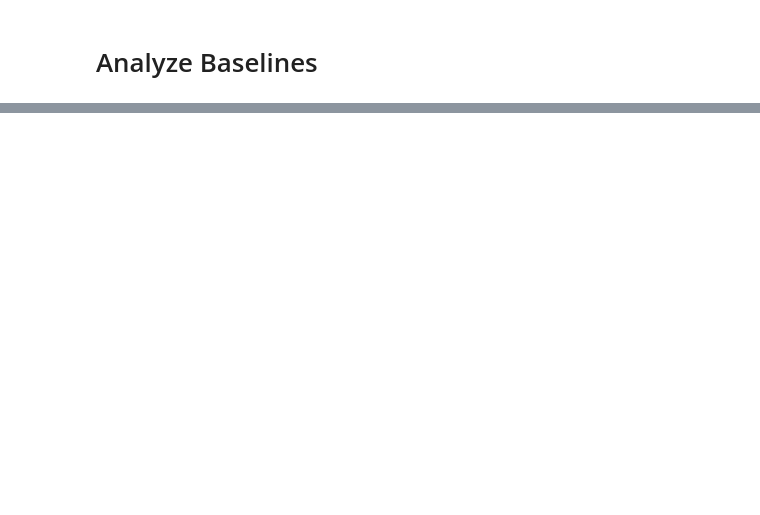
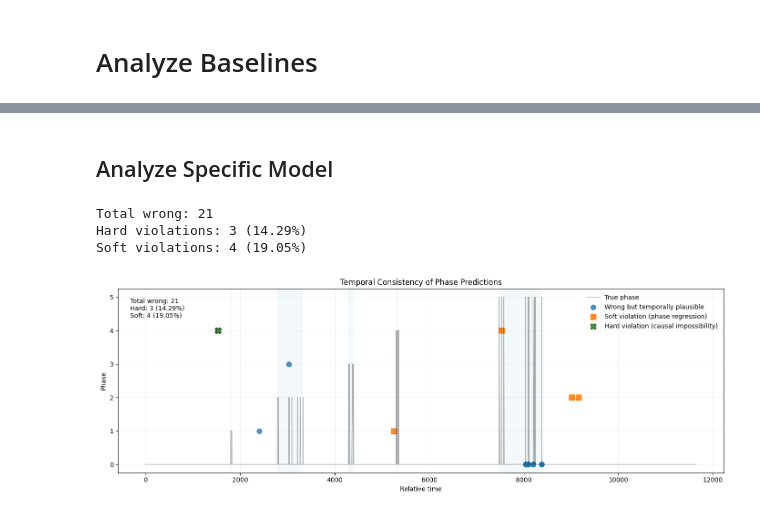
Before and after one commit to sofiaburkow/DeepChronos, a Jupyter notebook: notebooks/analyze_baselines.ipynb, the cells around one changed output, grey strips where cells are left out. Drawn from its saved outputs; the diff is of its cells as text; code cells hidden in the pictures; blank space fills up the shorter version.

Commit message:
final results and analysis

```diff
--- a/notebooks/analyze_baselines.ipynb
+++ b/notebooks/analyze_baselines.ipynb
@@ -79,0 +182,9 @@ Saving results to ../reports/baselines/baselines_analysis.csv...
+# %%
+models = [
+    "multi_class_lstm",
+    "ensemble_lstm",
+]
+
+window_sizes = [10, 50, 100]
+resampled_opts = ["original", "resampled"]
+class_weight_opts = ["no_class_weights", "class_weights"]
@@ -79,0 +299,2 @@ Saving results to ../reports/baselines/baselines_analysis.csv...
+# %% [markdown]
+## Analyze Specific Model
@@ -79,0 +307,35 @@ Saving results to ../reports/baselines/baselines_analysis.csv...
+# %%
+processed_dir = f"../data/processed/{dataset}/{scenario}/windowed"
+results_dir = f"../experiments/{dataset}/{scenario}/baselines/{model}/results"
+metrics_file = f"{results_dir}/{model}_{variant}_{weights}_w{window_size}_metrics.json"
+# %%
+with open(metrics_file) as f:
+    metrics = json.load(f)
+
+misclassified_indices = metrics["misclassified_indices"]
+real_flow_indices = metrics["real_flow_indices"]
+mis_y_pred = metrics["y_pred"]
+mis_y_true = metrics["y_true"]
+
+mis_df = df.iloc[real_flow_indices].copy()
+mis_df["y_true"] = mis_y_true
+mis_df["y_pred"] = mis_y_pred
+# %%
+wrong, hard, soft, plausible = mis_metrics(mis_df, phase_start)
+
+total_wrong = len(wrong)
+
+hard_rate = len(hard) / total_wrong if total_wrong > 0 else 0
+soft_rate = len(soft) / total_wrong if total_wrong > 0 else 0
+
+print(f"Total wrong: {total_wrong}")
+print(f"Hard violations: {len(hard)} ({hard_rate:.2%})")
+print(f"Soft violations: {len(soft)} ({soft_rate:.2%})")
+# %% [output]
+Total wrong: 21
+Hard violations: 3 (14.29%)
+Soft violations: 4 (19.05%)
+# %%
+plot_mis_predictions(df, phase_bounds, plausible, soft, hard, total_wrong, soft_rate, hard_rate)
+# %% [output]
+[figure, added]
```
Also changed, not shown: parts of 32 cells of this notebook, 6 other files.
